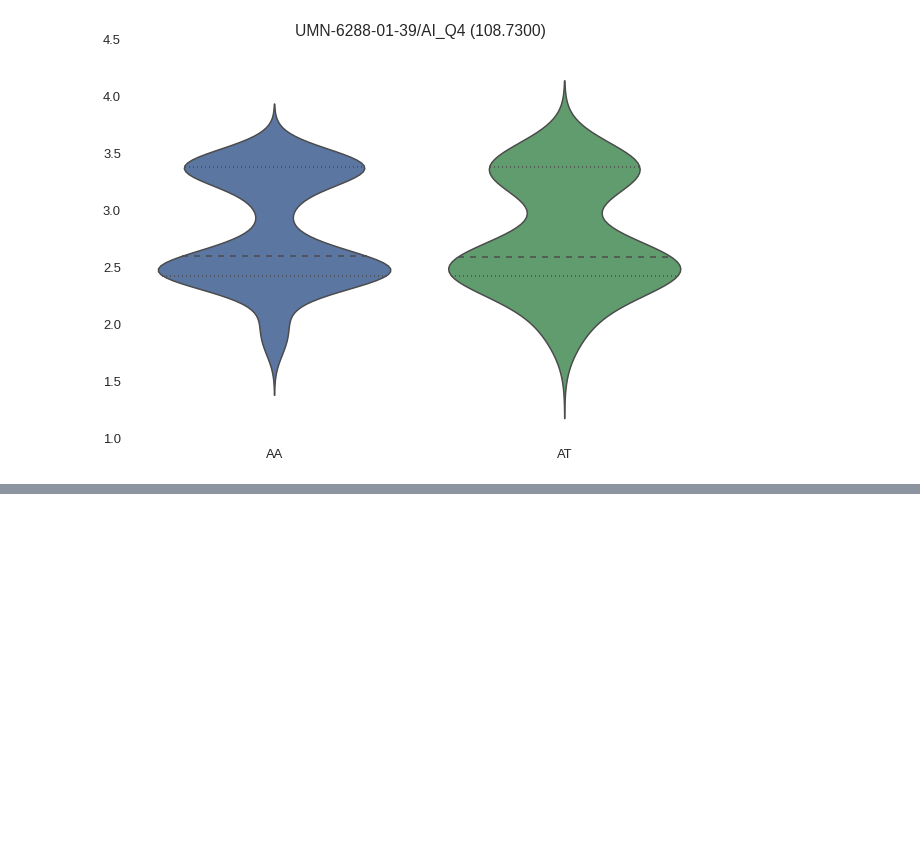
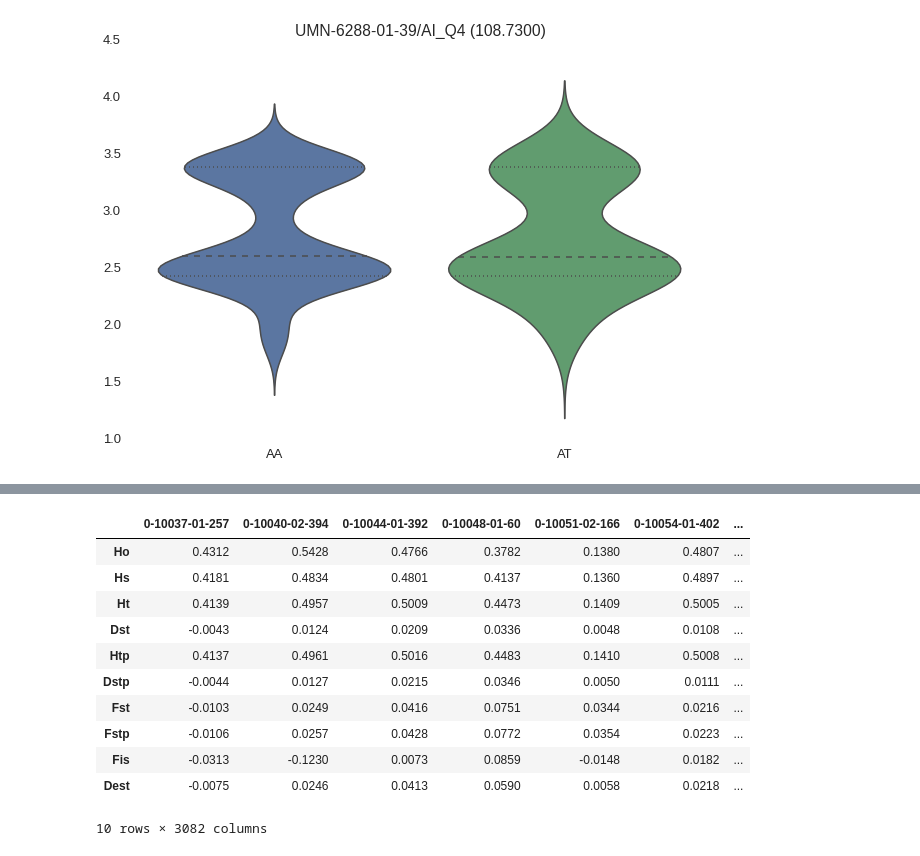
Before and after one commit to cfriedline/congen2015, a Jupyter notebook: slides/4_environmental_associations.ipynb, the cells around one changed output, grey strips where cells are left out. Cells and saved outputs as stored; diff of their text form; code cells hidden in the pictures; blank space fills up the shorter version.

```diff
--- a/slides/4_environmental_associations.ipynb
+++ b/slides/4_environmental_associations.ipynb
@@ -532,0 +563,15 @@ for env in boxplot_data:
+# %%
+hdf.get("perloc")
+# %% [output]
+|  | 0-10037-01-257 | 0-10040-02-394 | 0-10044-01-392 | 0-10048-01-60 | 0-10051-02-166 | 0-10054-01-402 | ... |
+| Ho | 0.4312 | 0.5428 | 0.4766 | 0.3782 | 0.1380 | 0.4807 | ... |
+| Hs | 0.4181 | 0.4834 | 0.4801 | 0.4137 | 0.1360 | 0.4897 | ... |
+| Ht | 0.4139 | 0.4957 | 0.5009 | 0.4473 | 0.1409 | 0.5005 | ... |
+| Dst | -0.0043 | 0.0124 | 0.0209 | 0.0336 | 0.0048 | 0.0108 | ... |
+| Htp | 0.4137 | 0.4961 | 0.5016 | 0.4483 | 0.1410 | 0.5008 | ... |
+| Dstp | -0.0044 | 0.0127 | 0.0215 | 0.0346 | 0.0050 | 0.0111 | ... |
+| Fst | -0.0103 | 0.0249 | 0.0416 | 0.0751 | 0.0344 | 0.0216 | ... |
+| Fstp | -0.0106 | 0.0257 | 0.0428 | 0.0772 | 0.0354 | 0.0223 | ... |
+| Fis | -0.0313 | -0.1230 | 0.0073 | 0.0859 | -0.0148 | 0.0182 | ... |
+| Dest | -0.0075 | 0.0246 | 0.0413 | 0.0590 | 0.0058 | 0.0218 | ... |
+10 rows × 3082 columns
```
Also changed, not shown: parts of 3 cells of this notebook, 4 other files.
